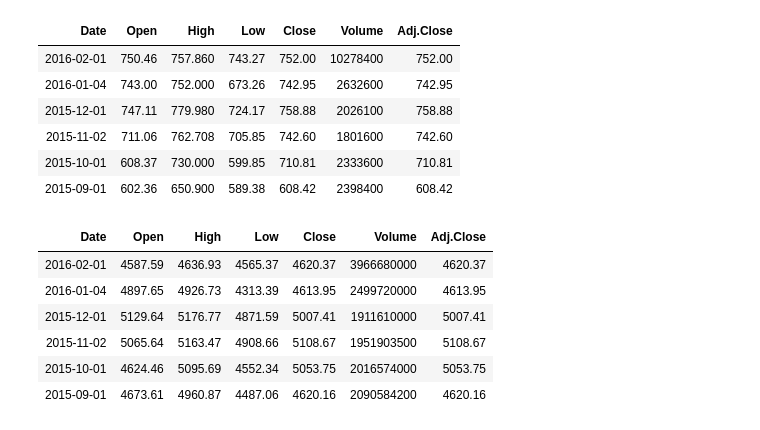
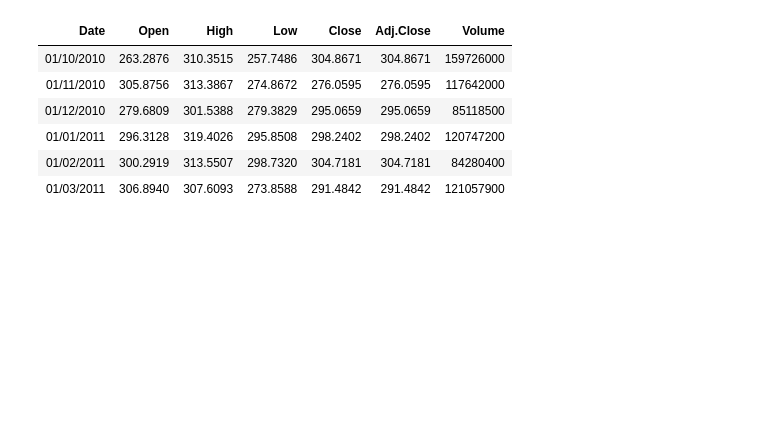
Before and after one commit to lauracarpaciu/Regression_file, a Jupyter notebook: Regression.ipynb, the cells around one changed output. Cells and saved outputs as stored; diff of their text form; code cells hidden in the pictures; blank space fills up the shorter version.

```diff
--- a/Regression.ipynb
+++ b/Regression.ipynb
@@ -29,28 +51,18 @@ ERROR: Error in utils::install.packages(package, ...): unable to install package
 # %%
-# Load the googs data
+# Load the data
 googFile <-"C:\\Users\\Mirela\\RStudioProjects\\Regression_file\\Regression_Data\\goog.csv"
 nasdaqFile<-"C:\\Users\\Mirela\\RStudioProjects\\Regression_file\\Regression_Data\\Nasdaq.csv"
 tbondsFile <-"C:\\Users\\Mirela\\RStudioProjects\\Regression_file\\Regression_Data\\tbond5yr.csv"
 if(!file.exists(googFile)){tryCatch(googFile)}
+
 if(file.exists(googFile)) goog_original <- read.csv(googFile)
-if(!file.exists(nasdaqFile)){tryCatch(nasdaqFile)}
-if(file.exists(nasdaqFile)) nasdaqFile_original <- read.csv(nasdaqFile)
-if(!file.exists(tbondsFile)){tryCatch(tbondsFile)}
-if(file.exists(tbondsFile)) tbondsFile_original <- read.csv(tbondsFile)
+
 head(goog_original)
-head(nasdaqFile_original)
 # %% [output]
-| Date | Open | High | Low | Close | Volume | Adj.Close |
-| 2016-02-01 | 750.46 | 757.860 | 743.27 | 752.00 | 10278400 | 752.00 |
-| 2016-01-04 | 743.00 | 752.000 | 673.26 | 742.95 | 2632600 | 742.95 |
-| 2015-12-01 | 747.11 | 779.980 | 724.17 | 758.88 | 2026100 | 758.88 |
-| 2015-11-02 | 711.06 | 762.708 | 705.85 | 742.60 | 1801600 | 742.60 |
-| 2015-10-01 | 608.37 | 730.000 | 599.85 | 710.81 | 2333600 | 710.81 |
-| 2015-09-01 | 602.36 | 650.900 | 589.38 | 608.42 | 2398400 | 608.42 |
+| Date | Open | High | Low | Close | Adj.Close | Volume |
+| 01/10/2010 | 263.2876 | 310.3515 | 257.7486 | 304.8671 | 304.8671 | 159726000 |
+| 01/11/2010 | 305.8756 | 313.3867 | 274.8672 | 276.0595 | 276.0595 | 117642000 |
+| 01/12/2010 | 279.6809 | 301.5388 | 279.3829 | 295.0659 | 295.0659 | 85118500 |
+| 01/01/2011 | 296.3128 | 319.4026 | 295.8508 | 298.2402 | 298.2402 | 120747200 |
+| 01/02/2011 | 300.2919 | 313.5507 | 298.7320 | 304.7181 | 304.7181 | 84280400 |
+| 01/03/2011 | 306.8940 | 307.6093 | 273.8588 | 291.4842 | 291.4842 | 121057900 |
-| Date | Open | High | Low | Close | Volume | Adj.Close |
-| 2016-02-01 | 4587.59 | 4636.93 | 4565.37 | 4620.37 | 3966680000 | 4620.37 |
-| 2016-01-04 | 4897.65 | 4926.73 | 4313.39 | 4613.95 | 2499720000 | 4613.95 |
-| 2015-12-01 | 5129.64 | 5176.77 | 4871.59 | 5007.41 | 1911610000 | 5007.41 |
-| 2015-11-02 | 5065.64 | 5163.47 | 4908.66 | 5108.67 | 1951903500 | 5108.67 |
-| 2015-10-01 | 4624.46 | 5095.69 | 4552.34 | 5053.75 | 2016574000 | 5053.75 |
-| 2015-09-01 | 4673.61 | 4960.87 | 4487.06 | 4620.16 | 2090584200 | 4620.16 |
```
Also changed, not shown: parts of 11 cells of this notebook.
